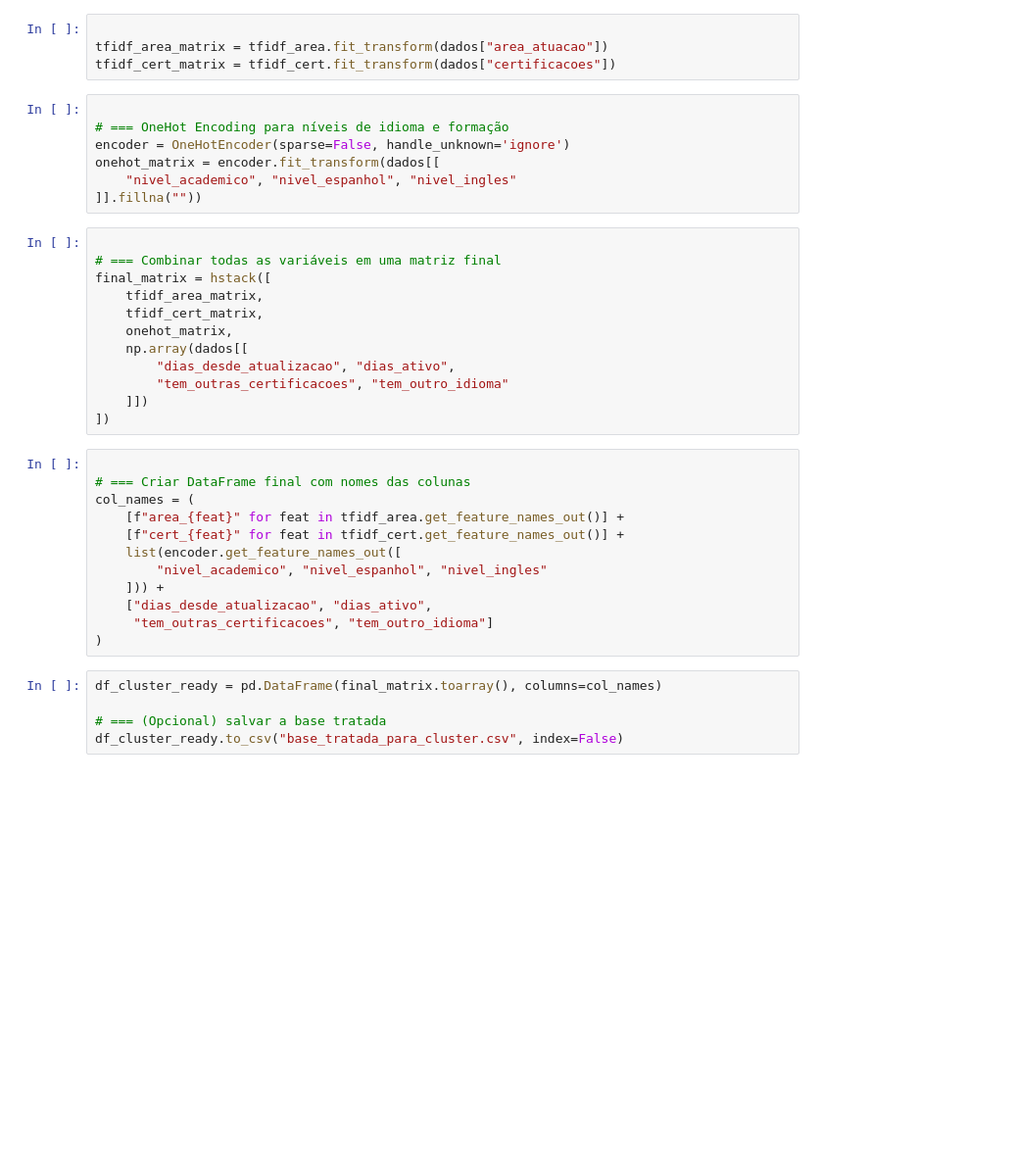
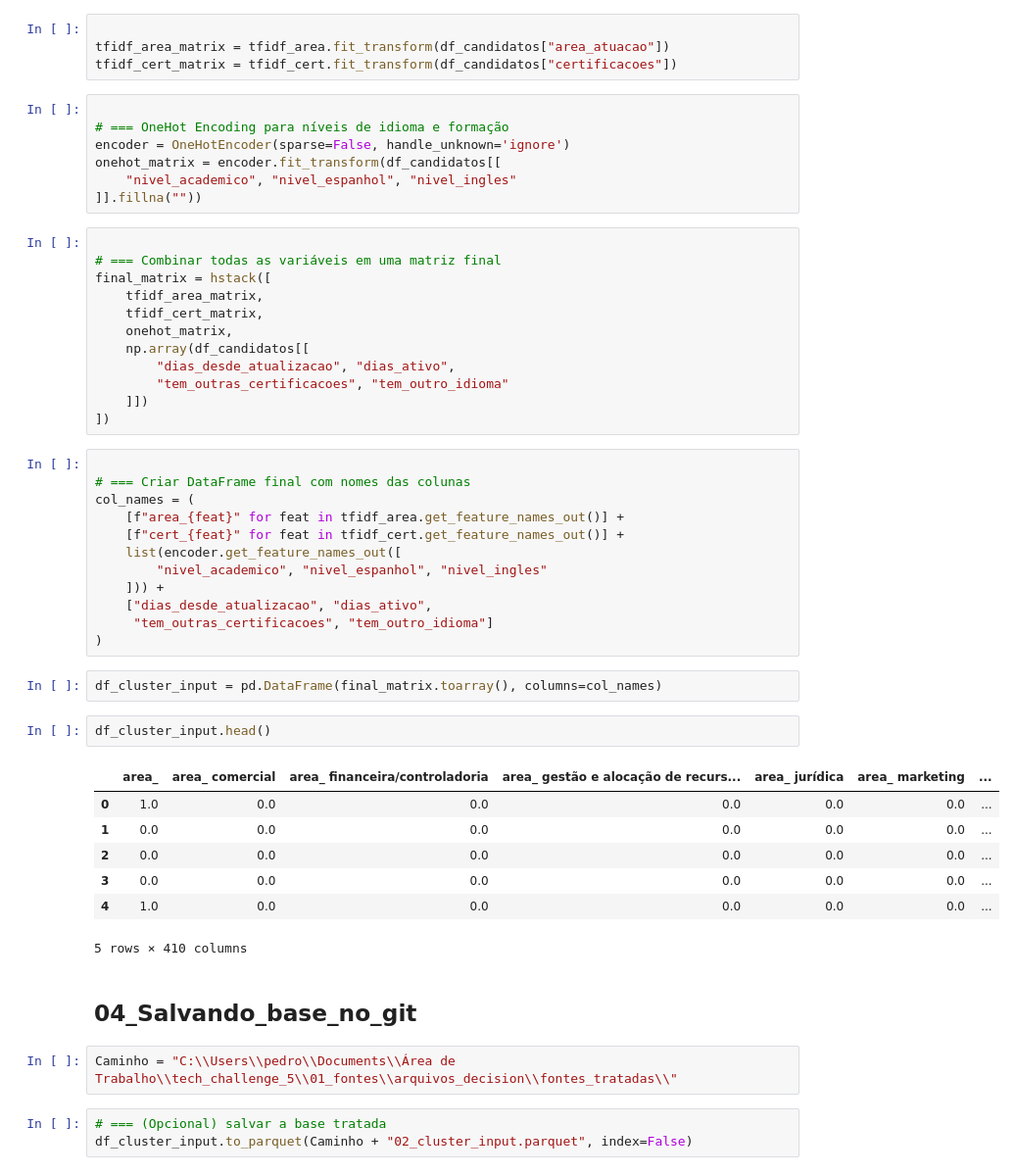
Before and after one commit to Kinrider/tech_challenge_5, a Jupyter notebook: 02_scripts/01_Escolha_features_e_pipeline.ipynb, the cells around one changed output. Shown: that part at 98% size. Cells and saved outputs as stored; diff of their text form; blank space fills up the shorter version.

```diff
--- a/02_scripts/01_Escolha_features_e_pipeline.ipynb
+++ b/02_scripts/01_Escolha_features_e_pipeline.ipynb
@@ -57,13 +50,13 @@ tfidf_area = TfidfVectorizer(tokenizer=lambda x: x.split(","), lowercase=True)
 tfidf_cert = TfidfVectorizer(tokenizer=lambda x: x.split(","), lowercase=True)
 # %%
 
-tfidf_area_matrix = tfidf_area.fit_transform(dados["area_atuacao"])
-tfidf_cert_matrix = tfidf_cert.fit_transform(dados["certificacoes"])
+tfidf_area_matrix = tfidf_area.fit_transform(df_candidatos["area_atuacao"])
+tfidf_cert_matrix = tfidf_cert.fit_transform(df_candidatos["certificacoes"])
 # %%
 
 # === OneHot Encoding para níveis de idioma e formação
 encoder = OneHotEncoder(sparse=False, handle_unknown='ignore')
-onehot_matrix = encoder.fit_transform(dados[[
+onehot_matrix = encoder.fit_transform(df_candidatos[[
     "nivel_academico", "nivel_espanhol", "nivel_ingles"
 ]].fillna(""))
 # %%
@@ -73,7 +66,7 @@ final_matrix = hstack([
     tfidf_area_matrix,
     tfidf_cert_matrix,
     onehot_matrix,
-    np.array(dados[[
+    np.array(df_candidatos[[
         "dias_desde_atualizacao", "dias_ativo",
         "tem_outras_certificacoes", "tem_outro_idioma"
     ]])
@@ -91,7 +84,21 @@ col_names = (
      "tem_outras_certificacoes", "tem_outro_idioma"]
 )
 # %%
-df_cluster_ready = pd.DataFrame(final_matrix.toarray(), columns=col_names)
-
-# === (Opcional) salvar a base tratada
-df_cluster_ready.to_csv("base_tratada_para_cluster.csv", index=False)
+df_cluster_input = pd.DataFrame(final_matrix.toarray(), columns=col_names)
+# %%
+df_cluster_input.head()
+# %% [output]
+|  | area_ | area_ comercial | area_ financeira/controladoria | area_ gestão e alocação de recurs... | area_ jurídica | area_ marketing | ... |
+| 0 | 1.0 | 0.0 | 0.0 | 0.0 | 0.0 | 0.0 | ... |
+| 1 | 0.0 | 0.0 | 0.0 | 0.0 | 0.0 | 0.0 | ... |
+| 2 | 0.0 | 0.0 | 0.0 | 0.0 | 0.0 | 0.0 | ... |
+| 3 | 0.0 | 0.0 | 0.0 | 0.0 | 0.0 | 0.0 | ... |
+| 4 | 1.0 | 0.0 | 0.0 | 0.0 | 0.0 | 0.0 | ... |
+5 rows × 410 columns
+# %% [markdown]
+## 04_Salvando_base_no_git
+# %%
+Caminho = "C:\\Users\\pedro\\Documents\\Área de Trabalho\\tech_challenge_5\\01_fontes\\arquivos_decision\\fontes_tratadas\\"
+# %%
+# === (Opcional) salvar a base tratada
+df_cluster_input.to_parquet(Caminho + "02_cluster_input.parquet", index=False)
```
Also changed, not shown: parts of 8 cells of this notebook, 3 other files.
